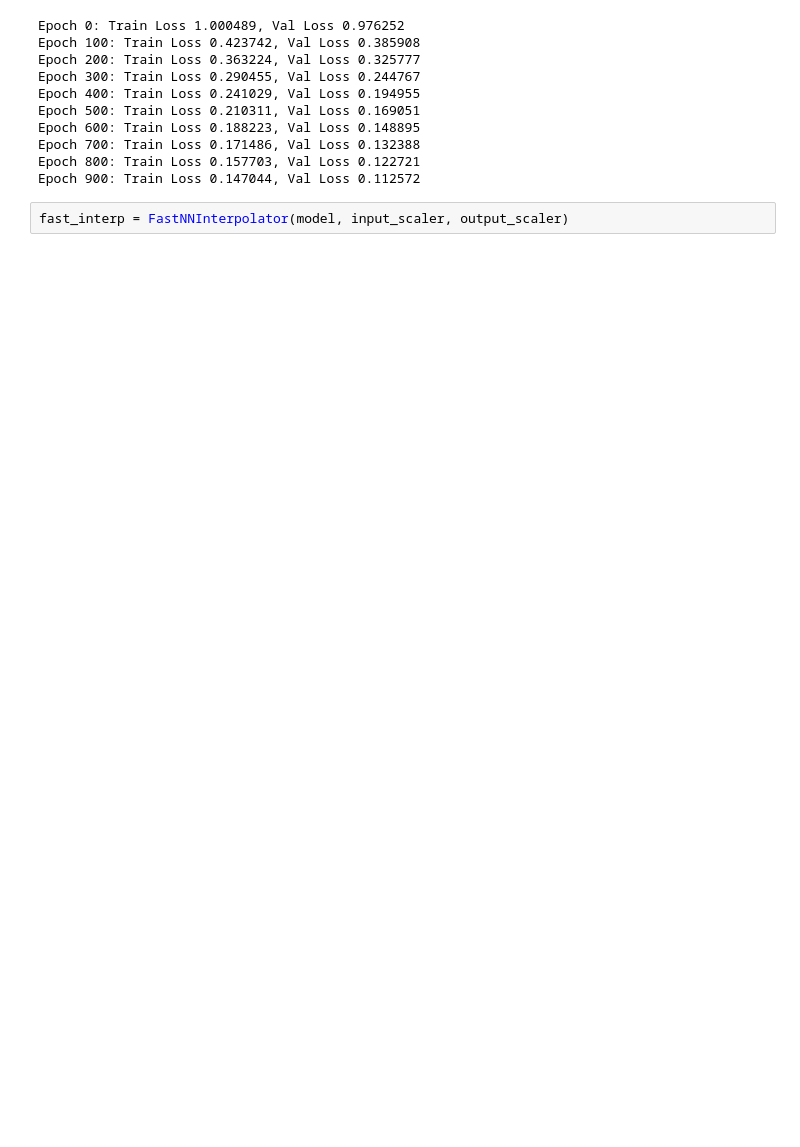
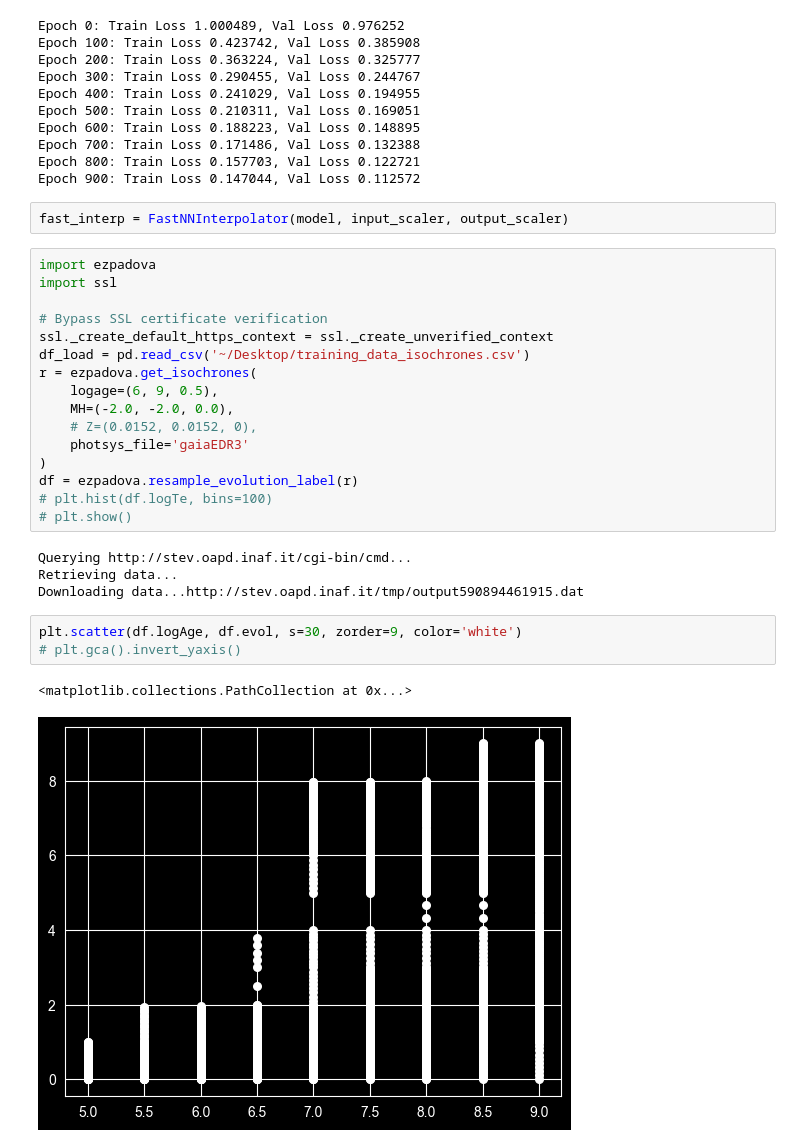
Before and after one commit to sebastianratzenboeck/StarPipeline, a Jupyter notebook: train_isochrone_interpolator.ipynb, the cells around one changed output. Cells and saved outputs as stored; diff of their text form; blank space fills up the shorter version.

```diff
--- a/train_isochrone_interpolator.ipynb
+++ b/train_isochrone_interpolator.ipynb
@@ -38,3 +107,29 @@ Epoch 800: Train Loss 0.157703, Val Loss 0.122721
 Epoch 900: Train Loss 0.147044, Val Loss 0.112572
 # %%
 fast_interp = FastNNInterpolator(model, input_scaler, output_scaler)
+# %%
+import ezpadova
+import ssl
+
+# Bypass SSL certificate verification
+ssl._create_default_https_context = ssl._create_unverified_context
+df_load = pd.read_csv('~/Desktop/training_data_isochrones.csv')
+r = ezpadova.get_isochrones(
+    logage=(6, 9, 0.5),
+    MH=(-2.0, -2.0, 0.0),
+    # Z=(0.0152, 0.0152, 0),
+    photsys_file='gaiaEDR3'
+)
+df = ezpadova.resample_evolution_label(r)
+# plt.hist(df.logTe, bins=100)
+# plt.show()
+# %% [output]
+Querying http://stev.oapd.inaf.it/cgi-bin/cmd...
+Retrieving data...
+Downloading data...http://stev.oapd.inaf.it/tmp/output590894461915.dat
+# %%
+plt.scatter(df.logAge, df.evol, s=30, zorder=9, color='white')
+# plt.gca().invert_yaxis()
+# %% [output]
+<matplotlib.collections.PathCollection at 0x...>
+[figure, added]
```
Also changed, not shown: parts of 40 cells of this notebook, 7 other files.
